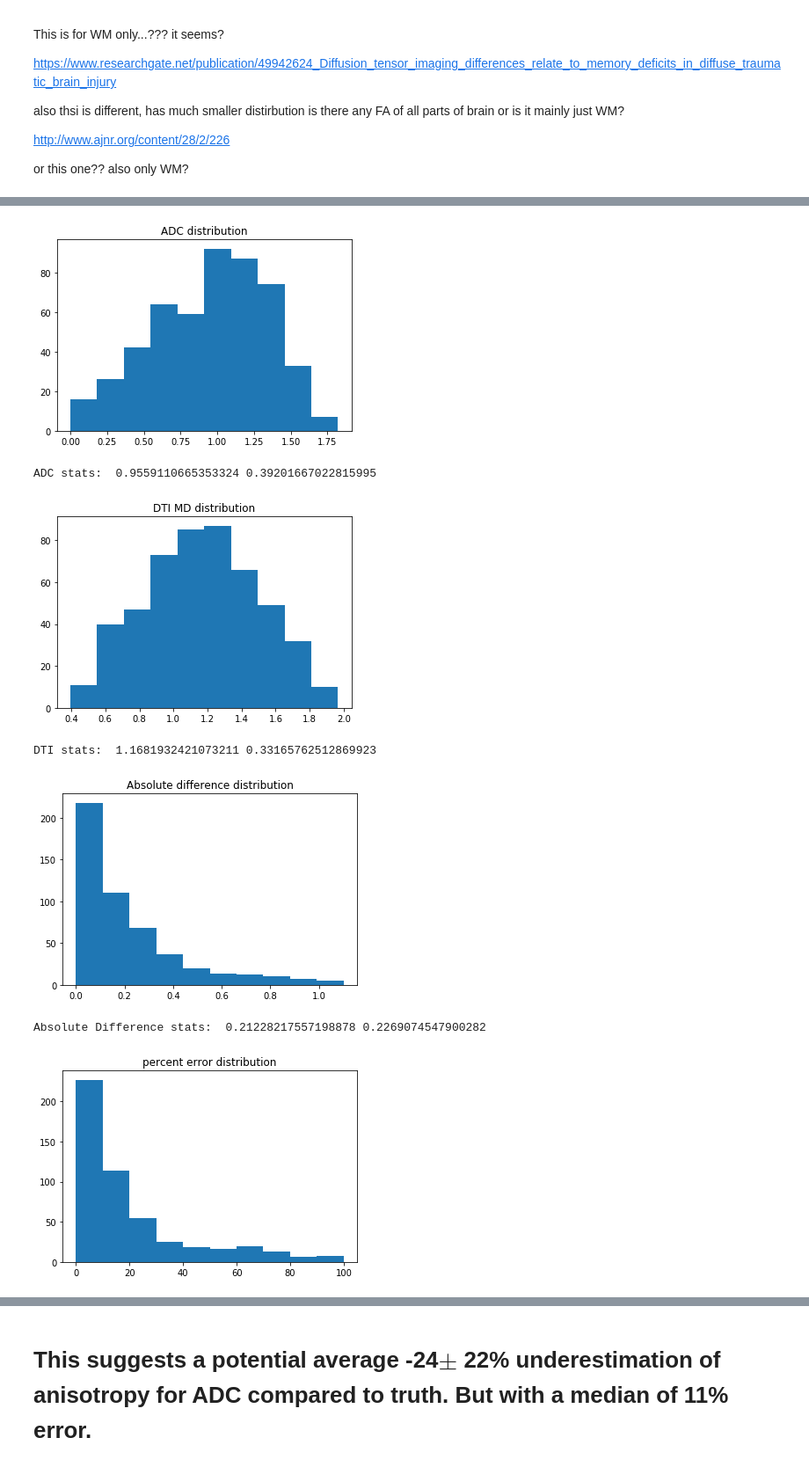
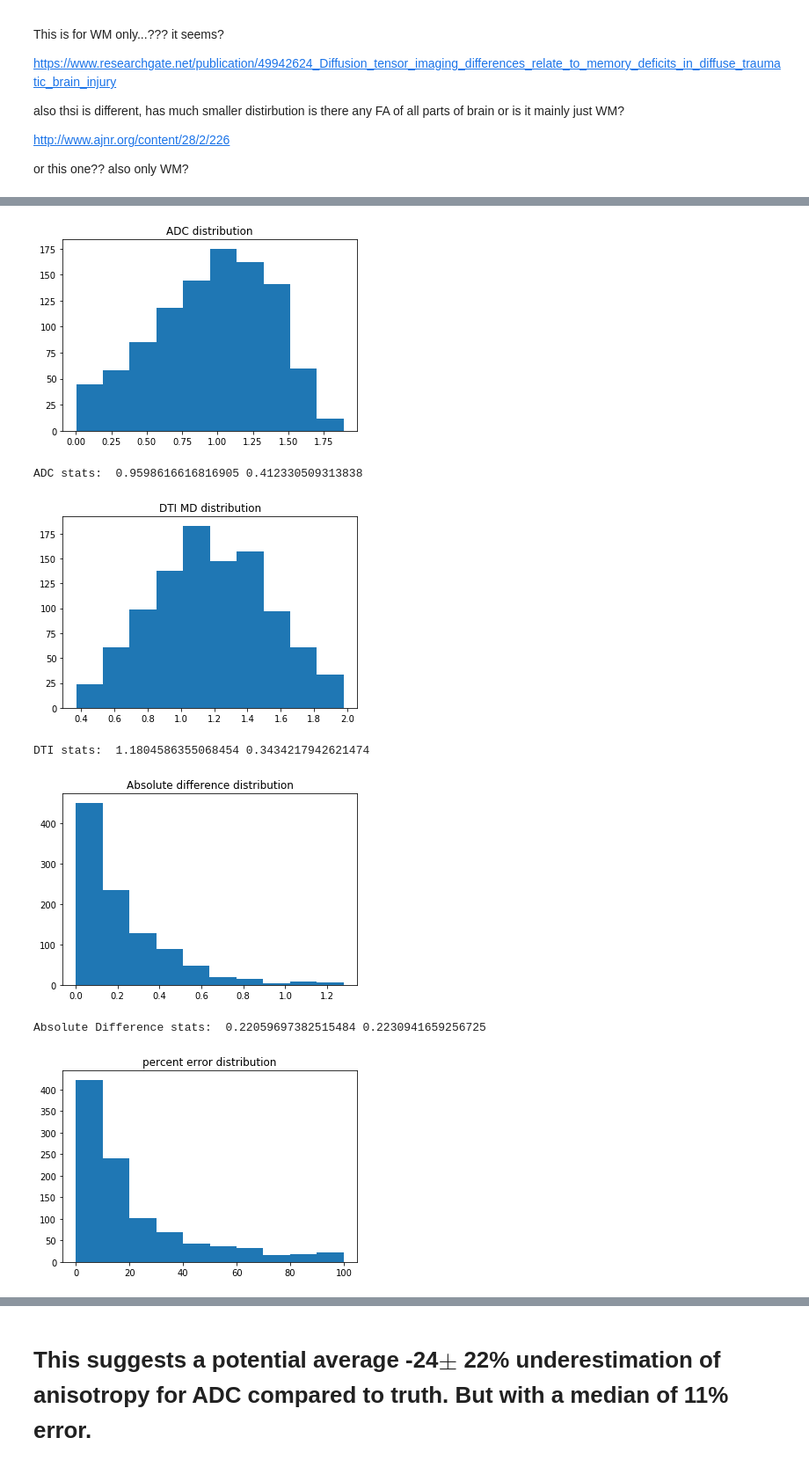
Before and after one commit to miramliu/Dissertation_Code, a Jupyter notebook: ADCvDTI_Simulations.ipynb, the cells around one changed output, grey strips where cells are left out. Shown at 88% size. Saved outputs shown, nothing was run; the diff lists cells and outputs as text; code cells hidden in the pictures.

```diff
--- a/ADCvDTI_Simulations.ipynb
+++ b/ADCvDTI_Simulations.ipynb
@@ -486,53 +486,29 @@ print('well, this is the random distribution of a,b,c that I will use then')
 well, this is the random distribution of a,b,c that I will use then
 # %%
-n = 500
+n = 1000
 
 a = 1
 b = np.random.random(n)*3
 c = np.random.random(n)*2
 
 thetax = np.random.default_rng().uniform(low = 0, high = 2*np.pi, size = n)
 thetay = np.random.default_rng().uniform(low = 0, high = 2*np.pi, size = n)
 thetaz = np.random.default_rng().uniform(low = 0, high = 2*np.pi, size = n)
 
 ADC_all = []
 DTI_all = []
 for i in range( n):
     abc = [a,b[i],c[i]]
     thetaxyz = [thetax[i],thetay[i],thetaz[i]]
     #x,y,z = ellipsoid(abc,thetaxyz)
     ADC,DTI = CompareAxes(abc,thetaxyz)
     ADC_all.append(ADC)
     DTI_all.append(DTI)
-
-
-
-pl.hist(ADC_all)
-pl.title('ADC distribution')
-pl.show()
-print('ADC stats: ', np.mean(ADC_all), np.std(ADC_all))
-
-pl.hist(DTI_all)
-pl.title('DTI MD distribution')
-pl.show()
-print('DTI stats: ', np.mean(DTI_all), np.std(DTI_all))
-
-difference = np.array(DTI_all)-np.array(ADC_all)
-pl.hist(difference)
-pl.title('Absolute difference distribution')
-pl.show()
-print('Absolute Difference stats: ', np.mean(difference), np.std(difference))
-
-PercentErr = 100*(difference)/(np.array(DTI_all))
-pl.hist(PercentErr)
-pl.title('percent error distribution')
-pl.show()
-print('Percent Error stats: ', np.median(PercentErr), np.mean(PercentErr), np.std(PercentErr))
 # %% [output]
-[figure, old version]
+[figure, new version]
-ADC stats:  0.9559110665353324 0.39201667022815995
+ADC stats:  0.9598616616816905 0.412330509313838
-[figure, old version]
+[figure, new version]
-DTI stats:  1.1681932421073211 0.33165762512869923
+DTI stats:  1.1804586355068454 0.3434217942621474
-[figure, old version]
+[figure, new version]
-Absolute Difference stats:  0.21228217557198878 0.2269074547900282
+Absolute Difference stats:  0.22059697382515484 0.2230941659256725
-[figure, old version]
+[figure, new version]
```
Also changed, not shown: parts of 7 cells of this notebook.
